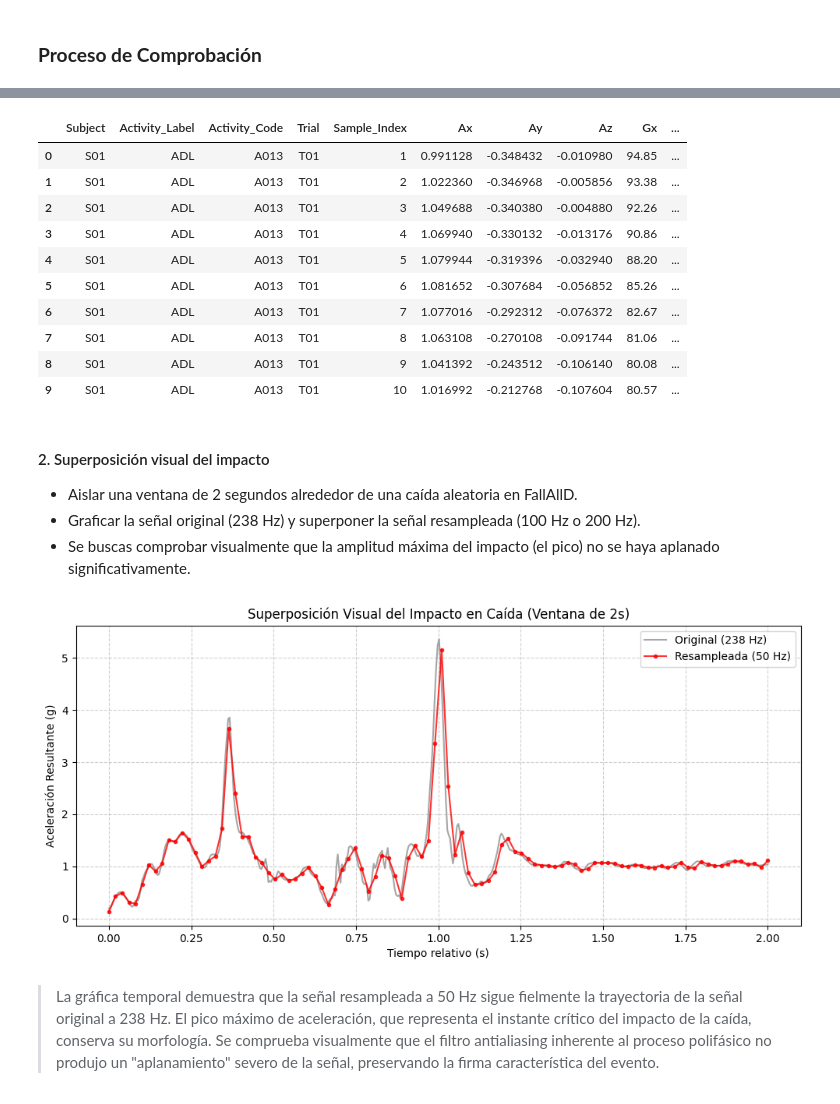
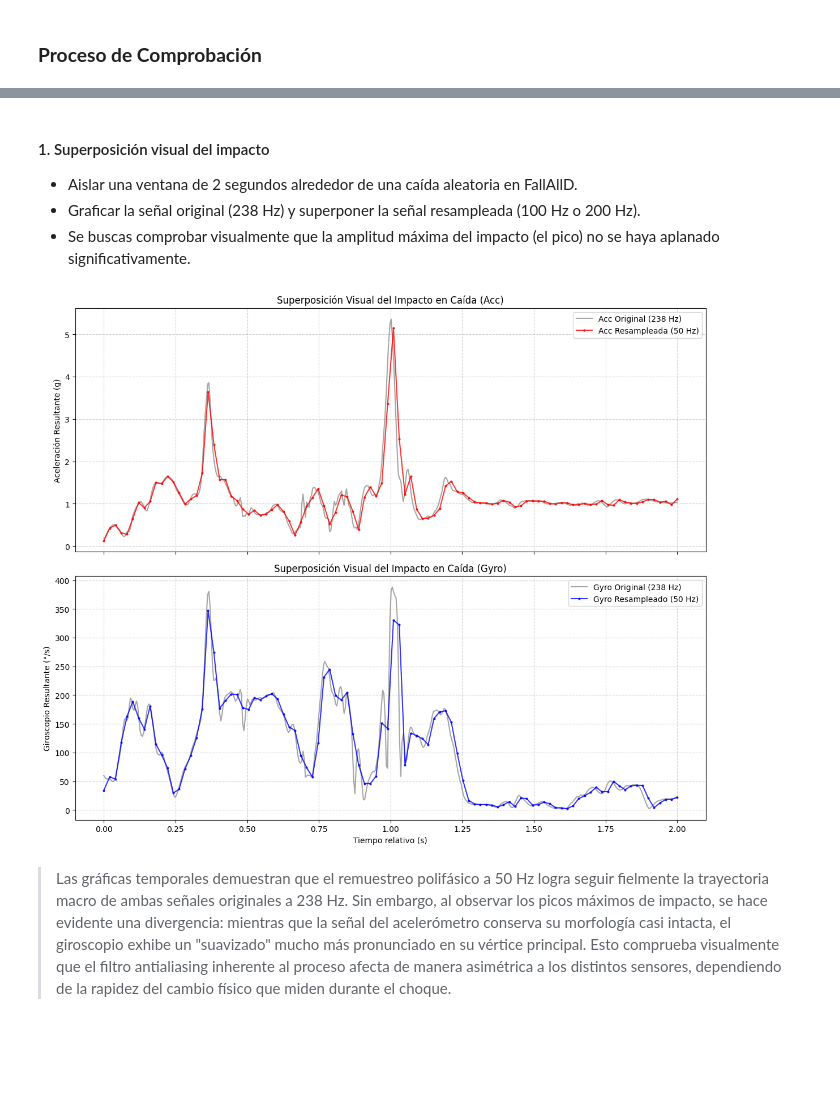
Before and after one commit to marianoInsa/dimiasa-models, a Jupyter notebook: notebooks/00-E01-Frequency-Resampling.ipynb, the cells around one changed output, grey strips where cells are left out. Cells and saved outputs as stored; diff of their text form; code cells hidden in the pictures; blank space fills up the shorter version.

Commit message:
fix: resampleo de frec para acc y gyro

```diff
--- a/notebooks/00-E01-Frequency-Resampling.ipynb
+++ b/notebooks/00-E01-Frequency-Resampling.ipynb
@@ -99,19 +109,5 @@ FallAllD cargado en DataFrame con éxito!!
-# %%
-df_fallalld.head(10)
-# %% [output]
-|  | Subject | Activity_Label | Activity_Code | Trial | Sample_Index | Ax | Ay | Az | Gx | ... |
-| 0 | S01 | ADL | A013 | T01 | 1 | 0.991128 | -0.348432 | -0.010980 | 94.85 | ... |
-| 1 | S01 | ADL | A013 | T01 | 2 | 1.022360 | -0.346968 | -0.005856 | 93.38 | ... |
-| 2 | S01 | ADL | A013 | T01 | 3 | 1.049688 | -0.340380 | -0.004880 | 92.26 | ... |
-| 3 | S01 | ADL | A013 | T01 | 4 | 1.069940 | -0.330132 | -0.013176 | 90.86 | ... |
-| 4 | S01 | ADL | A013 | T01 | 5 | 1.079944 | -0.319396 | -0.032940 | 88.20 | ... |
-| 5 | S01 | ADL | A013 | T01 | 6 | 1.081652 | -0.307684 | -0.056852 | 85.26 | ... |
-| 6 | S01 | ADL | A013 | T01 | 7 | 1.077016 | -0.292312 | -0.076372 | 82.67 | ... |
-| 7 | S01 | ADL | A013 | T01 | 8 | 1.063108 | -0.270108 | -0.091744 | 81.06 | ... |
-| 8 | S01 | ADL | A013 | T01 | 9 | 1.041392 | -0.243512 | -0.106140 | 80.08 | ... |
-| 9 | S01 | ADL | A013 | T01 | 10 | 1.016992 | -0.212768 | -0.107604 | 80.57 | ... |
 # %% [markdown]
-#### 2. Superposición visual del impacto
+#### 1. Superposición visual del impacto
 * Aislar una ventana de 2 segundos alrededor de una caída aleatoria en FallAllD.
 * Graficar la señal original (238 Hz) y superponer la señal resampleada (100 Hz o 200 Hz).
 * Se buscas comprobar visualmente que la amplitud máxima del impacto (el pico) no se haya aplanado significativamente.
@@ -121,48 +117,67 @@ from scipy.signal import resample_poly, welch
 
 # 1. Obtener una caída de ejemplo
 falls = df_fallalld[df_fallalld['Activity_Label'] == 'Fall']
 
 # Seleccionamos el primer trial que encuentre
 ejemplo = falls[['Subject', 'Activity_Code', 'Trial']].drop_duplicates().iloc[0]
 trial_data = falls[(falls['Subject'] == ejemplo['Subject']) &
                    (falls['Activity_Code'] == ejemplo['Activity_Code']) &
                    (falls['Trial'] == ejemplo['Trial'])].copy()
 
 # Calculamos la aceleración resultante (AVM)
 trial_data['A_res'] = np.sqrt(trial_data['Ax']**2 + trial_data['Ay']**2 + trial_data['Az']**2)
 
+# Calculamos el giroscopio resultante (GVM)
+trial_data['G_res'] = np.sqrt(trial_data['Gx']**2 + trial_data['Gy']**2 + trial_data['Gz']**2)
+
 # 2. Aislar ventana de 2 segundos alrededor del impacto (pico)
 fs_orig = 238
 fs_new = 50
 
 # Encontramos el índice donde ocurre el pico máximo (impacto)
 peak_idx = trial_data['A_res'].argmax()
 
 # Tomamos 1 segundo antes y 1 segundo después (238 muestras hacia cada lado)
 start_idx = max(0, peak_idx - fs_orig)
 end_idx = min(len(trial_data), peak_idx + fs_orig)
 
-# Extraemos la señal de la ventana temporal
-window_data = trial_data['A_res'].iloc[start_idx:end_idx].values
-t_orig = np.linspace(0, len(window_data) / fs_orig, len(window_data))
+# Extraemos las señales de la ventana temporal
+window_acc = trial_data['A_res'].iloc[start_idx:end_idx].values
+window_gyro = trial_data['G_res'].iloc[start_idx:end_idx].values
+t_orig = np.linspace(0, len(window_acc) / fs_orig, len(window_acc))
+
+# Graficar la señal original
 
 # 3. Resamplear a 50 Hz
 # Factor de resampleo: up = 50, down = 238 (Simplificado dividiendo ambos por 2 -> 25 y 119)
-window_resampled = resample_poly(window_data, up=25, down=119)
-t_resampled = np.linspace(0, len(window_data) / fs_orig, len(window_resampled))
+window_acc_resampled = resample_poly(window_acc, up=25, down=119)
+window_gyro_resampled = resample_poly(window_gyro, up=25, down=119)
+t_resampled = np.linspace(0, len(window_acc) / fs_orig, len(window_acc_resampled))
 
-# 4. Graficar la superposición
-plt.figure(figsize=(12, 5))
-plt.plot(t_orig, window_data, label='Original (238 Hz)', color='gray', alpha=0.7)
-plt.plot(t_resampled, window_resampled, label='Resampleada (50 Hz)', color='red', marker='.', alpha=0.8)
-plt.title('Superposición Visual del Impacto en Caída (Ventana de 2s)')
-plt.xlabel('Tiempo relativo (s)')
-plt.ylabel('Aceleración Resultante (g)')
-plt.legend()
-plt.grid(True, linestyle='--', alpha=0.6)
+# 4. Graficar la superposición (Dos subplots)
+fig, (ax1, ax2) = plt.subplots(2, 1, figsize=(12, 10), sharex=True)
+
+# Gráfico 1: Acelerómetro
+ax1.plot(t_orig, window_acc, label='Acc Original (238 Hz)', color='gray', alpha=0.7)
+ax1.plot(t_resampled, window_acc_resampled, label='Acc Resampleada (50 Hz)', color='red', marker='.', markersize=4, alpha=0.8)
+ax1.set_title('Superposición Visual del Impacto en Caída (Acc)')
+ax1.set_ylabel('Aceleración Resultante (g)')
+ax1.legend()
+ax1.grid(True, linestyle='--', alpha=0.6)
+
+# Gráfico 2: Giroscopio
+ax2.plot(t_orig, window_gyro, label='Gyro Original (238 Hz)', color='gray', alpha=0.7)
+ax2.plot(t_resampled, window_gyro_resampled, label='Gyro Resampleado (50 Hz)', color='blue', marker='.', markersize=4, alpha=0.8)
+ax2.set_title('Superposición Visual del Impacto en Caída (Gyro)')
+ax2.set_xlabel('Tiempo relativo (s)')
+ax2.set_ylabel('Giroscopio Resultante (°/s)')
+ax2.legend()
+ax2.grid(True, linestyle='--', alpha=0.6)
+
+plt.tight_layout()
 plt.show()
 # %% [output]
-[figure, old version]
+[figure, new version]
-# %% [markdown]
-> La gráfica temporal demuestra que la señal resampleada a 50 Hz sigue fielmente la trayectoria de la señal original a 238 Hz. El pico máximo de aceleración, que representa el instante crítico del impacto de la caída, conserva su morfología. Se comprueba visualmente que el filtro antialiasing inherente al proceso polifásico no produjo un "aplanamiento" severo de la señal, preservando la firma característica del evento.
+# %% [markdown]
+> Las gráficas temporales demuestran que el remuestreo polifásico a 50 Hz logra seguir fielmente la trayectoria macro de ambas señales originales a 238 Hz. Sin embargo, al observar los picos máximos de impacto, se hace evidente una divergencia: mientras que la señal del acelerómetro conserva su morfología casi intacta, el giroscopio exhibe un "suavizado" mucho más pronunciado en su vértice principal. Esto comprueba visualmente que el filtro antialiasing inherente al proceso afecta de manera asimétrica a los distintos sensores, dependiendo de la rapidez del cambio físico que miden durante el choque.
 # %% [markdown]
```
Also changed, not shown: parts of 18 cells of this notebook.
